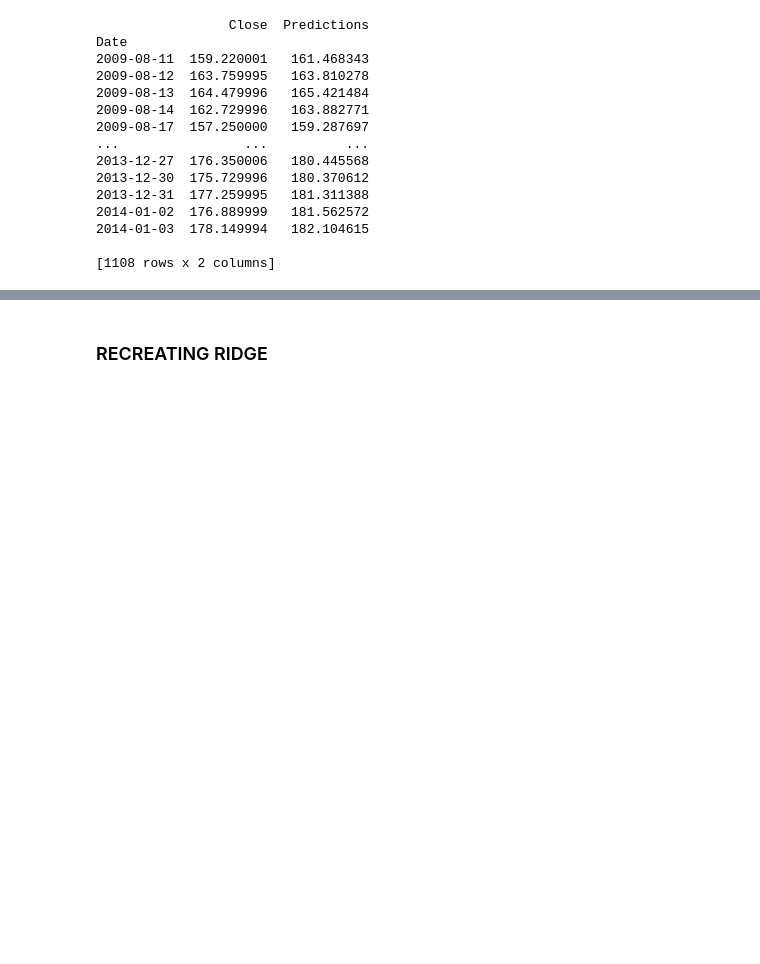
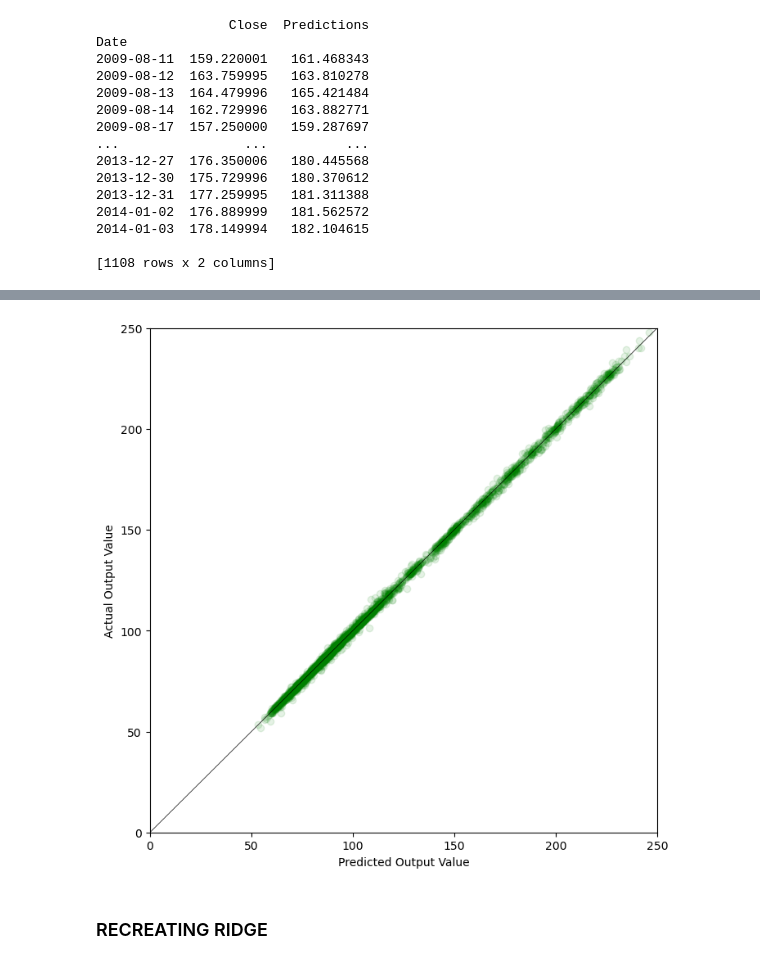
Before and after one commit to nkwleroux/YonseiAdvProgFinals, a Jupyter notebook: LassoRidge.ipynb, the cells around one changed output, grey strips where cells are left out. Cells and saved outputs as stored; diff of their text form; code cells hidden in the pictures; blank space fills up the shorter version.

Commit message:
Added scatterplot for lasso and ridge model

```diff
--- a/LassoRidge.ipynb
+++ b/LassoRidge.ipynb
@@ -27,7 +27,7 @@ from sklearn import metrics
 # 7. RMSE ← sqrt [mean{(test_stock_price – stock_price_predict)2}]
 # %%
 # Reading the Datapoints from the CSV file
-df = pd.read_csv('/Users/bennys_mac/Desktop/AdvProg/finalproj/YonseiAdvProgFinals/csv-files/yahoo_finance/GS.csv')
+df = pd.read_csv('./csv-files/yahoo_finance/GS.csv')
 print(df)
 print(df.info())
 print('Number of trading days: ',df.shape) # In this case, 3692
@@ -172,0 +183,15 @@ Lasso - TRAIN RMSE:  1.1573221607370208 TEST RMSE:  2.683419965637741 TRAIN MAPE
+# %%
+predictions_train = LS.predict(X_train)
+# print(predictions_train)
+data_pre = df[['Close']].copy()
+print(data_pre)
+valid = data_pre[:len(X_train)]
+valid['Predictions'] = predictions_train
+
+print(valid)
+
+
+scatter_x = valid['Close'].mean()
+scatter_y = valid['Predictions'].mean()
+acc = scatter_x/scatter_y*100
+print("Accuracy score:", acc)
@@ -173,3 +221,21 @@ Lasso - TRAIN RMSE:  1.1573221607370208 TEST RMSE:  2.683419965637741 TRAIN MAPE
+# %%
+import matplotlib.lines as mlines
+import matplotlib.transforms as mtransforms
+
+fig, ax = plt.subplots(figsize= (8,8))
+plt.axis([0, 250, 0, 250])
+
+line = mlines.Line2D([0, 1], [0, 1], color='black', linewidth=0.5 )
+transform = ax.transAxes
+line.set_transform(transform)
+ax.add_line(line)
+
+plt.scatter(valid['Predictions'],valid['Close'],  color='g', alpha = 0.1)
+plt.ylabel("Actual Output Value")
+plt.xlabel("Predicted Output Value")
+plt.show()
+# %% [output]
+[figure, added]
 # %% [markdown]
 ### RECREATING RIDGE
 # %%
```
Also changed, not shown: parts of 9 cells of this notebook, 1 other file.
